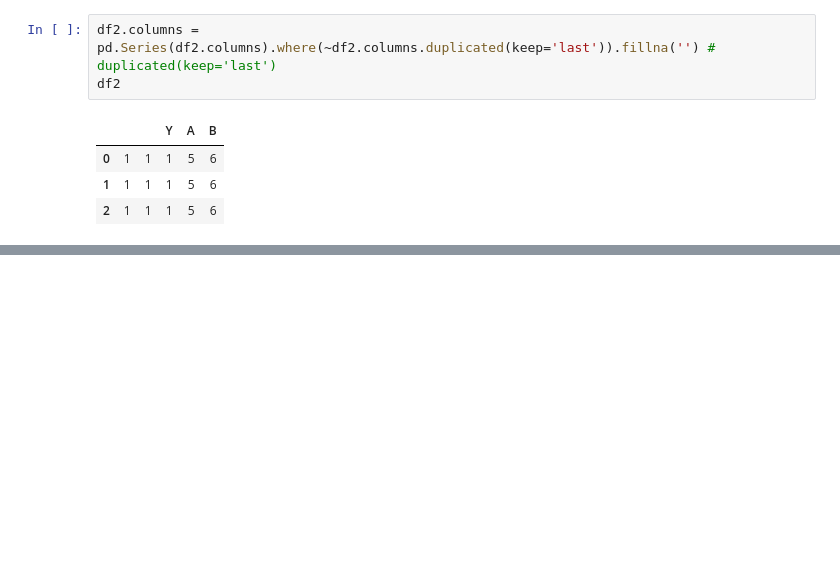
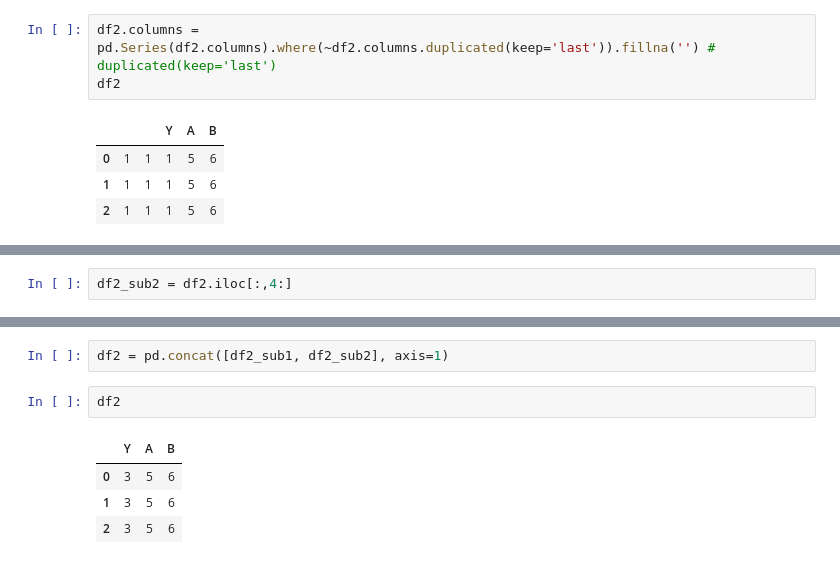
Before and after one commit to Bido5/Data-Science, a Jupyter notebook: Dataframes/dataframes.ipynb, the cells around one changed output, grey strips where cells are left out. Saved outputs shown, nothing was run; the diff lists cells and outputs as text; blank space fills up the shorter version.

```diff
--- a/Dataframes/dataframes.ipynb
+++ b/Dataframes/dataframes.ipynb
@@ -753,0 +770,2 @@ df2
+# %%
+df2_sub2 = df2.iloc[:,4:]
@@ -753,0 +779,9 @@ df2
+# %%
+df2 = pd.concat([df2_sub1, df2_sub2], axis=1)
+# %%
+df2
+# %% [output]
+|  | Y | A | B |
+| 0 | 3 | 5 | 6 |
+| 1 | 3 | 5 | 6 |
+| 2 | 3 | 5 | 6 |
```
Also changed, not shown: parts of 8 cells of this notebook.
